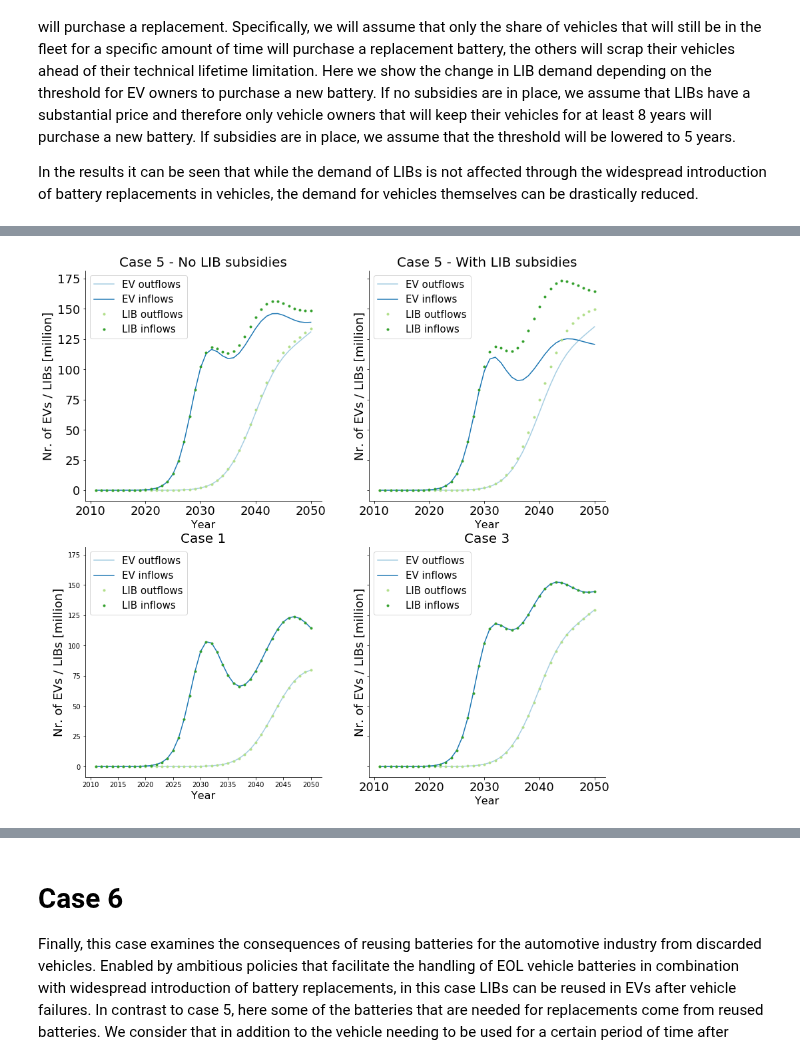
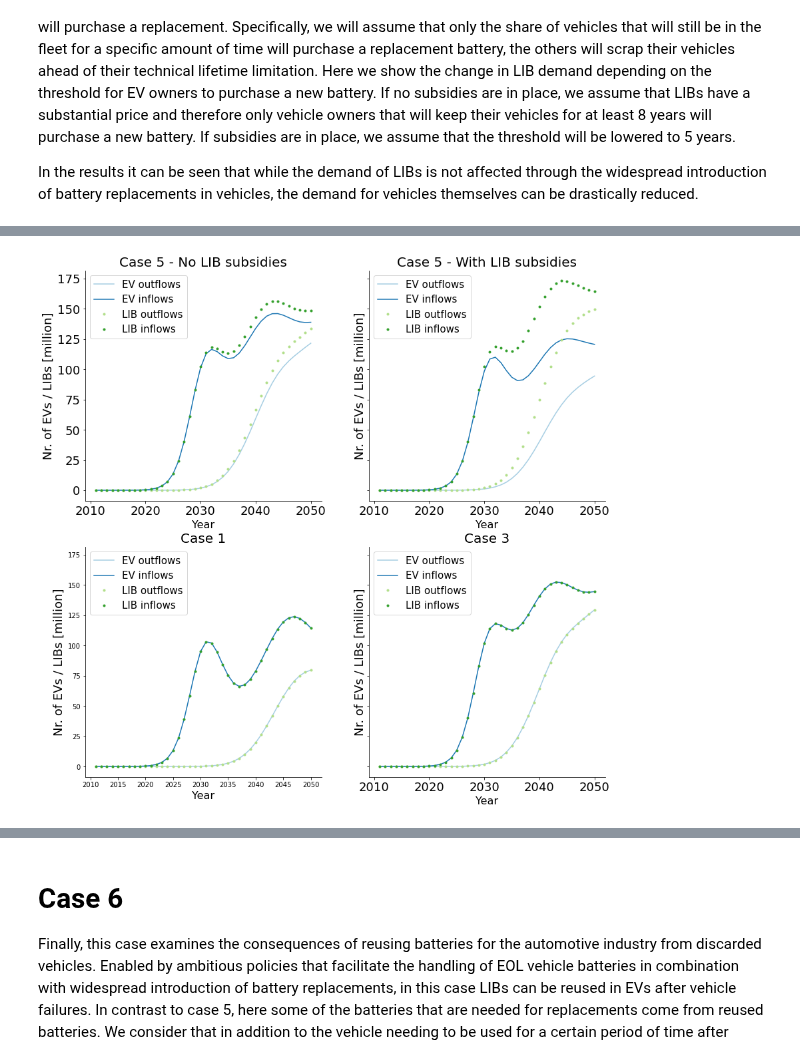
Before and after one commit to fernaag/product_component_model, a Jupyter notebook: case_study.ipynb, the cells around one changed output, grey strips where cells are left out. Cells and saved outputs as stored; diff of their text form; code cells hidden in the pictures.

Commit message:
fixed case 6

```diff
--- a/case_study.ipynb
+++ b/case_study.ipynb
@@ -322,8 +326,8 @@ ax.tick_params(axis='both', which='major', labelsize=18)
 # %%
-reuse_coeff = 0.1 # Assuming a warranty of 8 years
+replacement_coeff = 0.1
 Model = pcm.ProductComponentModel(t=time, s_pr=data, lt_pr={'Type': 'Normal', 'Mean': lt_pr, 'StdDev': sd_pr}, \
-        lt_cm={'Type': 'Normal', 'Mean': lt_cm, 'StdDev': sd_cm}, reuse_coeff=reuse_coeff)
-Model.case_5_new()
+        lt_cm={'Type': 'Normal', 'Mean': lt_cm, 'StdDev': sd_cm}, replacement_coeff=replacement_coeff)
+Model.case_5()
 
 # Since we are using the total stock as a driver, we need to multiply the results with the BEV penetration shares
 Model.oc_pr = np.einsum('tc,c->tc', Model.oc_pr, shares.Share.values)
@@ -352,11 +356,11 @@ ax[0,0].tick_params(axis='both', which='major', labelsize=18)
 
 ## Compute model with subsidies
 # Define amount of time that the battery should still be useful for
-reuse_coeff = 0.5
+replacement_coeff = 0.5
 # Define pcm
 Model = pcm.ProductComponentModel(t=time, s_pr=data, lt_pr={'Type': 'Normal', 'Mean': lt_pr, 'StdDev': sd_pr}, \
-        lt_cm={'Type': 'Normal', 'Mean': lt_cm, 'StdDev': sd_cm}, reuse_coeff=reuse_coeff)
-Model.case_5_new()
+        lt_cm={'Type': 'Normal', 'Mean': lt_cm, 'StdDev': sd_cm}, replacement_coeff=replacement_coeff)
+Model.case_5()
 
 # Since we are using the total stock as a driver, we need to multiply the results with the BEV penetration shares
 Model.oc_pr = np.einsum('tc,c->tc', Model.oc_pr, shares.Share.values)
@@ -413,32 +417,32 @@ ax[1,0].set_xlabel('Year',fontsize =16)
 ## Compute model without replacements as in case 3
 # Define pcm
 Model = pcm.ProductComponentModel(t=time, s_pr=data, lt_pr={'Type': 'Normal', 'Mean': lt_pr, 'StdDev': sd_pr}, \
         lt_cm={'Type': 'Normal', 'Mean': lt_cm, 'StdDev': sd_cm})
 
-Model.case_3_new()
+Model.case_3()
 
 # Since we are using the total stock as a driver, we need to multiply the results with the BEV penetration shares
 Model.oc_pr = np.einsum('tc,c->tc', Model.oc_pr, shares.Share.values)
 Model.oc_cm = np.einsum('tc,c->tc', Model.oc_cm, shares.Share.values)
 Model.i_pr = Model.i_pr * shares.Share.values
 Model.i_cm = Model.i_cm * shares.Share.values
 
 ax[1,1].set_prop_cycle(custom_cycler)
 ax[1,1].plot(time,
         Model.oc_pr.sum(axis=1), label='EV outflows')
 ax[1,1].plot(Model.t, Model.i_pr, label='EV inflows')
 ax[1,1].plot(Model.t,
         Model.oc_cm.sum(axis=1), '.', label='LIB outflows')
 ax[1,1].plot(Model.t, Model.i_cm, '.', label='LIB inflows')
 ax[1,1].set_ylabel('Nr. of EVs / LIBs [million]',fontsize =18)
 right_side = ax[1,1].spines["right"]
 right_side.set_visible(False)
 top = ax[1,1].spines["top"]
 top.set_visible(False)
 ax[1,1].legend(loc='upper left',prop={'size':15})
 ax[1,1].set_title('Case 3', fontsize=20)
 ax[1,1].set_xlabel('Year',fontsize =16)
 #ax.set_ylim([0,5])
 ax[1,1].tick_params(axis='both', which='major', labelsize=18)
 # %% [output]
-[figure, old version]
+[figure, new version]
```
Also changed, not shown: parts of 97 cells of this notebook, 1 other file.
